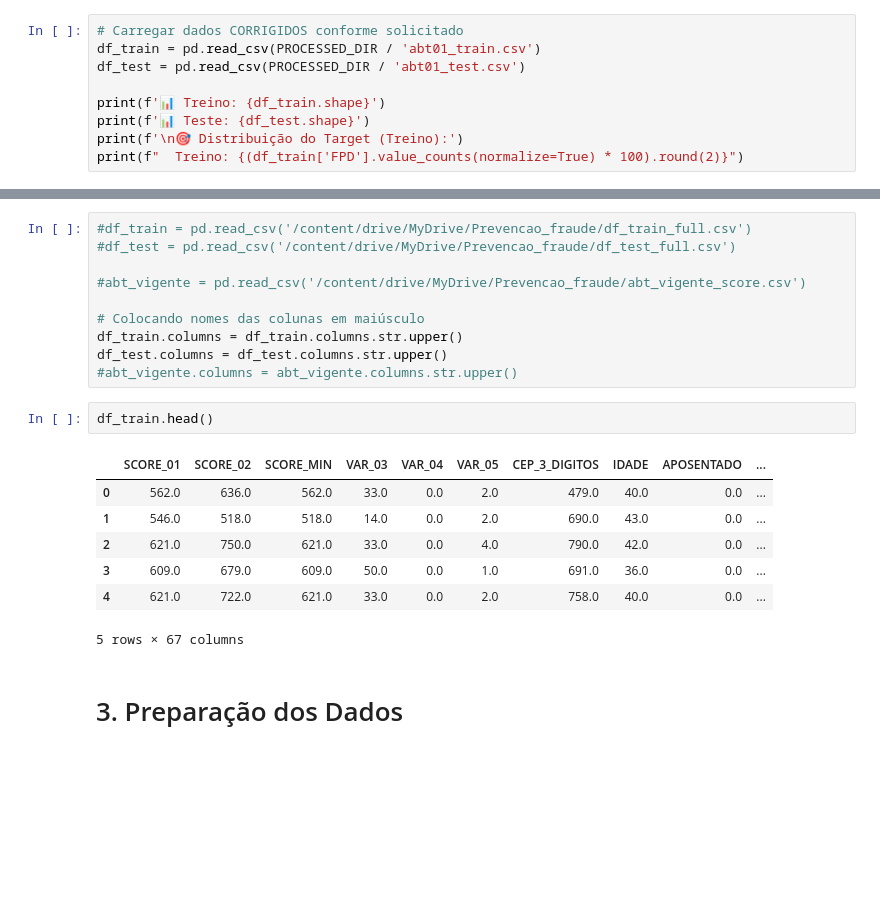
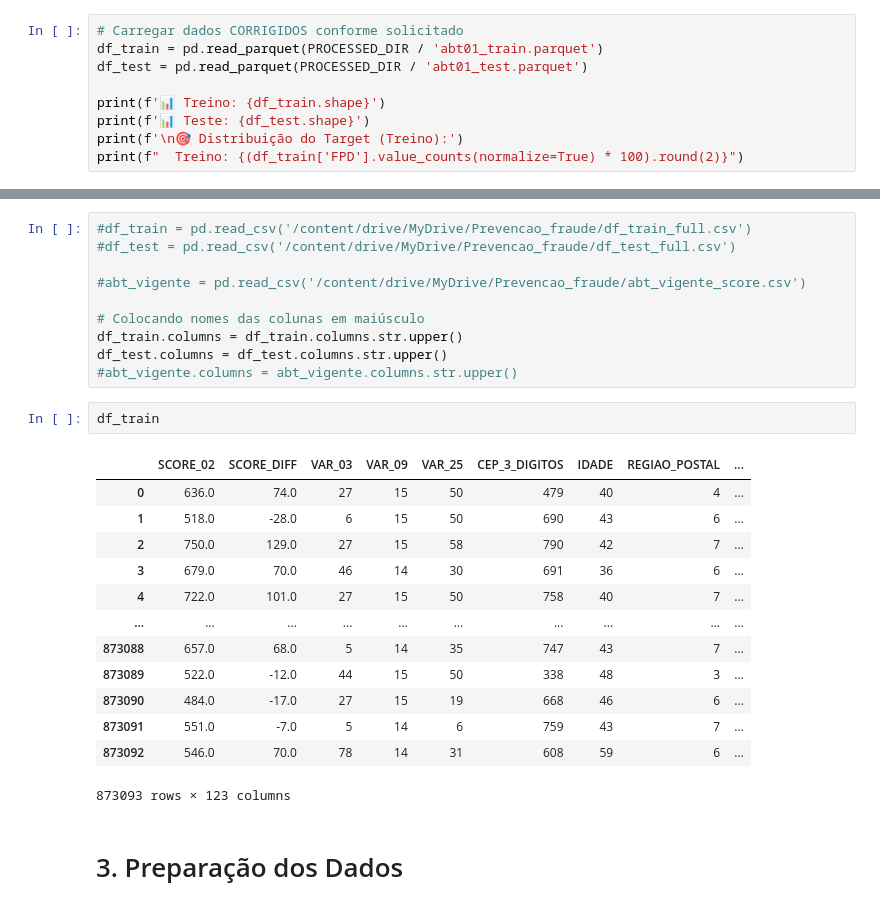
Before and after one commit to med0709/hackathon_pod_2025, a Jupyter notebook: ciencia/notebooks/07_tree_models.ipynb, the cells around one changed output, grey strips where cells are left out. Saved outputs shown, nothing was run; the diff lists cells and outputs as text; blank space fills up the shorter version.

```diff
--- a/ciencia/notebooks/07_tree_models.ipynb
+++ b/ciencia/notebooks/07_tree_models.ipynb
@@ -235,8 +207,8 @@ def plot_metrics(model, X_train, y_train, X_test, y_test, features):
 # 2. Leitura dos datasets
 # %%
 # Carregar dados CORRIGIDOS conforme solicitado
-df_train = pd.read_csv(PROCESSED_DIR / 'abt01_train.csv')
-df_test = pd.read_csv(PROCESSED_DIR / 'abt01_test.csv')
+df_train = pd.read_parquet(PROCESSED_DIR / 'abt01_train.parquet')
+df_test = pd.read_parquet(PROCESSED_DIR / 'abt01_test.parquet')
 
 print(f'📊 Treino: {df_train.shape}')
 print(f'📊 Teste: {df_test.shape}')
@@ -261,15 +233,21 @@ df_train.columns = df_train.columns.str.upper()
 df_test.columns = df_test.columns.str.upper()
 #abt_vigente.columns = abt_vigente.columns.str.upper()
 # %%
-df_train.head()
+df_train
 # %% [output]
-|  | SCORE_01 | SCORE_02 | SCORE_MIN | VAR_03 | VAR_04 | VAR_05 | CEP_3_DIGITOS | IDADE | APOSENTADO | ... |
-| 0 | 562.0 | 636.0 | 562.0 | 33.0 | 0.0 | 2.0 | 479.0 | 40.0 | 0.0 | ... |
-| 1 | 546.0 | 518.0 | 518.0 | 14.0 | 0.0 | 2.0 | 690.0 | 43.0 | 0.0 | ... |
-| 2 | 621.0 | 750.0 | 621.0 | 33.0 | 0.0 | 4.0 | 790.0 | 42.0 | 0.0 | ... |
-| 3 | 609.0 | 679.0 | 609.0 | 50.0 | 0.0 | 1.0 | 691.0 | 36.0 | 0.0 | ... |
-| 4 | 621.0 | 722.0 | 621.0 | 33.0 | 0.0 | 2.0 | 758.0 | 40.0 | 0.0 | ... |
+|  | SCORE_02 | SCORE_DIFF | VAR_03 | VAR_09 | VAR_25 | CEP_3_DIGITOS | IDADE | REGIAO_POSTAL | ... |
+| 0 | 636.0 | 74.0 | 27 | 15 | 50 | 479 | 40 | 4 | ... |
+| 1 | 518.0 | -28.0 | 6 | 15 | 50 | 690 | 43 | 6 | ... |
+| 2 | 750.0 | 129.0 | 27 | 15 | 58 | 790 | 42 | 7 | ... |
+| 3 | 679.0 | 70.0 | 46 | 14 | 30 | 691 | 36 | 6 | ... |
+| 4 | 722.0 | 101.0 | 27 | 15 | 50 | 758 | 40 | 7 | ... |
+| ... | ... | ... | ... | ... | ... | ... | ... | ... | ... |
+| 873088 | 657.0 | 68.0 | 5 | 14 | 35 | 747 | 43 | 7 | ... |
+| 873089 | 522.0 | -12.0 | 44 | 15 | 50 | 338 | 48 | 3 | ... |
+| 873090 | 484.0 | -17.0 | 27 | 15 | 19 | 668 | 46 | 6 | ... |
+| 873091 | 551.0 | -7.0 | 5 | 14 | 6 | 759 | 43 | 7 | ... |
+| 873092 | 546.0 | 70.0 | 78 | 14 | 31 | 608 | 59 | 6 | ... |
-5 rows × 67 columns
+873093 rows × 123 columns
 # %% [markdown]
 # 3. Preparação dos Dados
 # %%
```
Also changed, not shown: parts of 42 cells of this notebook, 11 other files.
